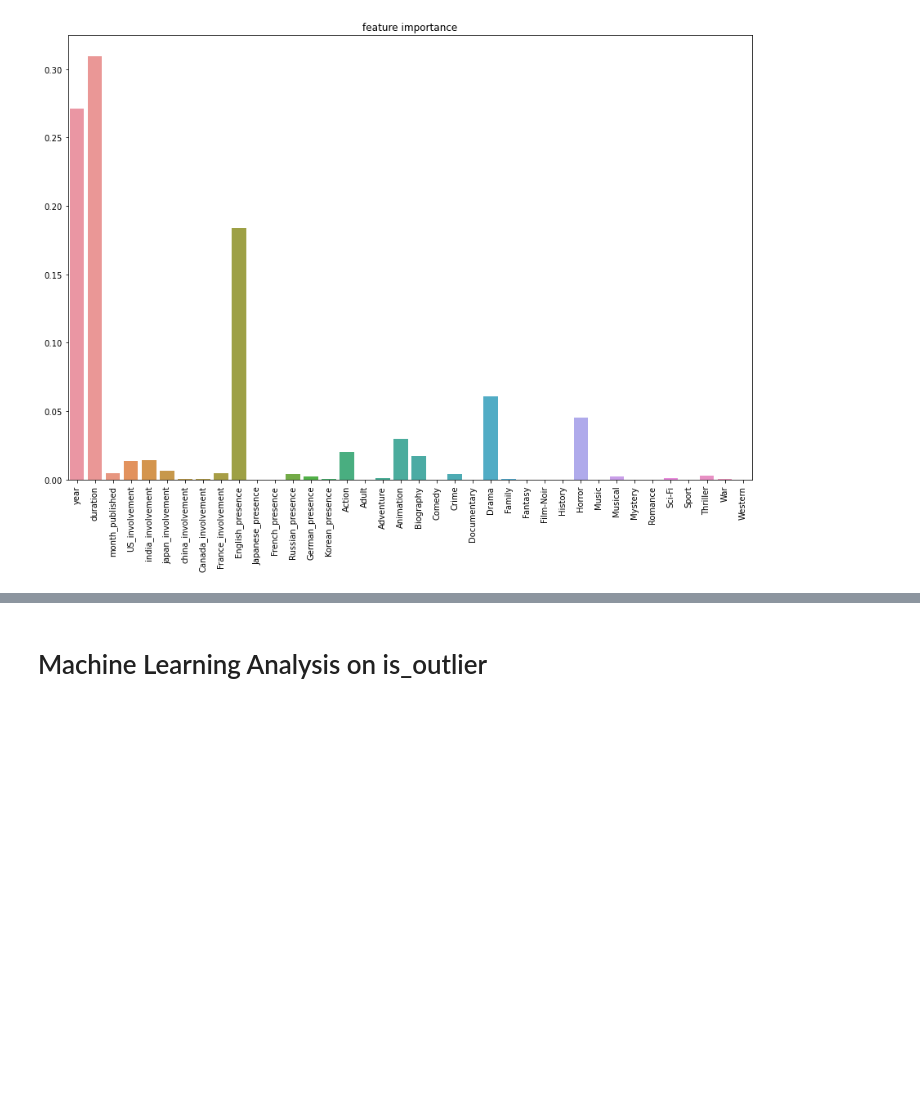
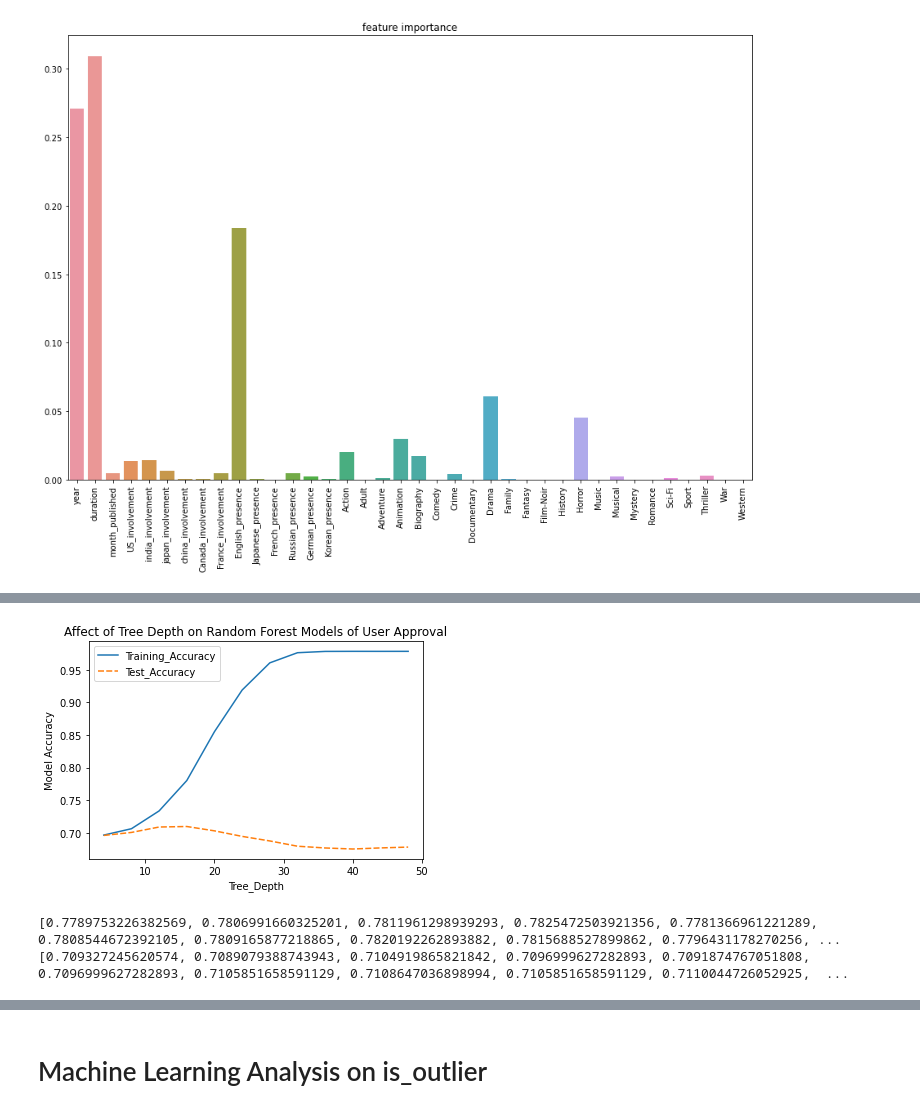
Before and after one commit to gspahlin/Movie_metric_predictor, a Jupyter notebook: Movie_predictor_ML_1.ipynb, the cells around one changed output, grey strips where cells are left out. Saved outputs shown, nothing was run; the diff lists cells and outputs as text; code cells hidden in the pictures; blank space fills up the shorter version.

```diff
--- a/Movie_predictor_ML_1.ipynb
+++ b/Movie_predictor_ML_1.ipynb
@@ -281,0 +301,16 @@ plt.show()
+# %%
+#Write a loop to try some different tree depths
+
+train_scores2 = []
+test_scores2 = []
+
+for t in range(4, 49, 4):
+    iter_for = RandomForestClassifier(max_depth = t)
+    iter_for.fit(X_tr_scale, Y_train)
+    i_train_ac2 = iter_for.score(X_tr_scale, Y_train)
+    i_test_ac2 = iter_for.score(X_ts_scale, Y_test)
+    train_scores2.append(i_train_ac2)
+    test_scores2.append(i_test_ac2)
+
+print(train_scores2)
+print(test_scores2)
@@ -281,0 +343,26 @@ plt.show()
+# %%
+sn.lineplot( data = fit2_df)
+plt.title('Affect of Tree Depth on Random Forest Models of User Approval')
+plt.ylabel('Model Accuracy')
+plt.show()
+# %% [output]
+[figure, added]
+# %%
+#Write a loop to try some different tree numbers
+
+train_scores4 = []
+test_scores4 = []
+
+for u in range(25, 301, 25):
+    iter_for = RandomForestClassifier(max_depth = 16, n_estimators=u)
+    iter_for.fit(X_tr_scale, Y_train)
+    i_train_ac4 = iter_for.score(X_tr_scale, Y_train)
+    i_test_ac4 = iter_for.score(X_ts_scale, Y_test)
+    train_scores4.append(i_train_ac4)
+    test_scores4.append(i_test_ac4)
+
+print(train_scores4)
+print(test_scores4)
+# %% [output]
+[0.7789753226382569, 0.7806991660325201, 0.7811961298939293, 0.7825472503921356, 0.7781366961221289, 0.7808544672392105, 0.7809165877218865, 0.7820192262893882, 0.7815688527899862, 0.7796431178270256, ...
+[0.709327245620574, 0.7089079388743943, 0.7104919865821842, 0.7096999627282893, 0.7091874767051808, 0.7096999627282893, 0.7105851658591129, 0.7108647036898994, 0.7105851658591129, 0.7110044726052925,  ...
```
Also changed, not shown: parts of 20 cells of this notebook.
